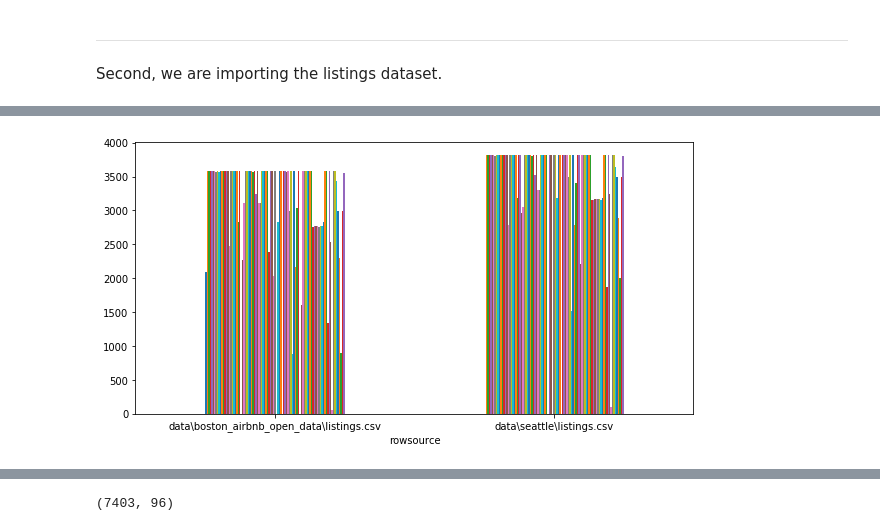
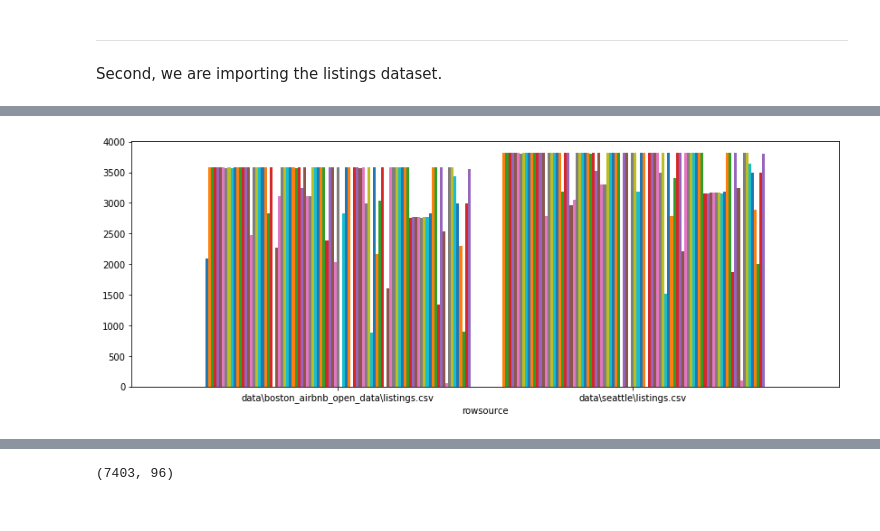
Before and after one commit to samlexrod/airbnb_ml, a Jupyter notebook: Airbnb_Analysis.ipynb, the cells around one changed output, grey strips where cells are left out. Saved outputs shown, nothing was run; the diff lists cells and outputs as text; code cells hidden in the pictures.

Commit message:
Understading Listing Data

```diff
--- a/Airbnb_Analysis.ipynb
+++ b/Airbnb_Analysis.ipynb
@@ -127,4 +130,7 @@ listings = read_concat(folder_names, 'listings.csv')
 # %%
-listings.groupby('rowsource').count().plot.bar(legend=False, figsize=(10, 5), rot=0);
+listings\
+    .groupby('rowsource')\
+    .count()\
+    .plot.bar(legend=False, figsize=(14, 5), rot=0, width=.9);
 # %% [output]
-[figure, old version]
+[figure, new version]
```
Also changed, not shown: parts of 12 cells of this notebook.
